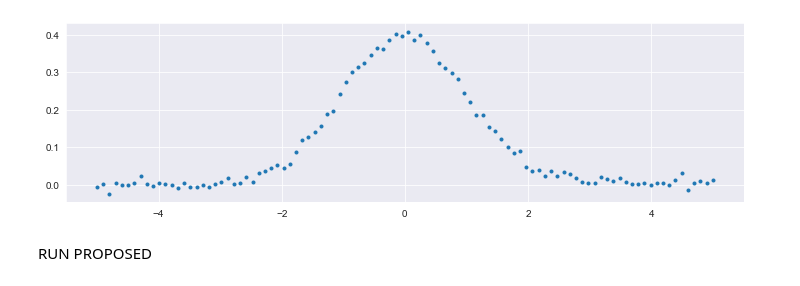
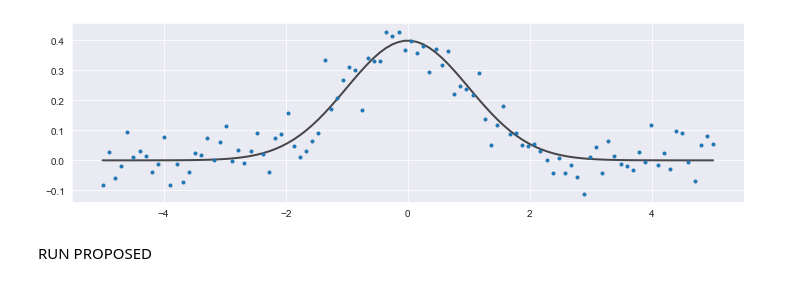
Before and after one commit to alessandro-viani/ToyExample, a Jupyter notebook: toy_example_main.ipynb, the cells around one changed output. Drawn from its saved outputs; the diff is of its cells as text; code cells hidden in the pictures.

```diff
--- a/toy_example_main.ipynb
+++ b/toy_example_main.ipynb
@@ -7,5 +8,5 @@ import seaborn as sns
 # %%
-theta_true = 0.01
+theta_true = 0.05
 cfg = {'n_particles': 100, 'theta_eff': 0.5*theta_true, 'sourcespace': None, 'data': None,
        'n_bins': 50, 'sequence_evolution': None, 'method': None, 'verbose': False}
 sns.set_style('darkgrid')
@@ -13,14 +14,15 @@ verbose = False
 # %%
 cfg['sourcespace'], cfg['data'] = creation_data(n_data=100, theta=theta_true)
 with open('data/data.pkl', 'wb') as f:
     pickle.dump([cfg['sourcespace'], cfg['data'], theta_true], f)
 plt.figure(figsize=(10,3))
+plt.plot(cfg['sourcespace'], stats.norm.pdf(cfg['sourcespace'], 0, 1), 'k', linewidth=2, alpha=0.7)
 plt.plot(cfg['sourcespace'], cfg['data'], '.')
 plt.tight_layout()
 #plt.savefig('fig/data.png', dpi=1000)
 plt.show()
 # %% [output]
-[figure, old version]
+[figure, new version]
 # %% [markdown]
 RUN PROPOSED
 # %%
```
Also changed, not shown: parts of 1 cell of this notebook.
